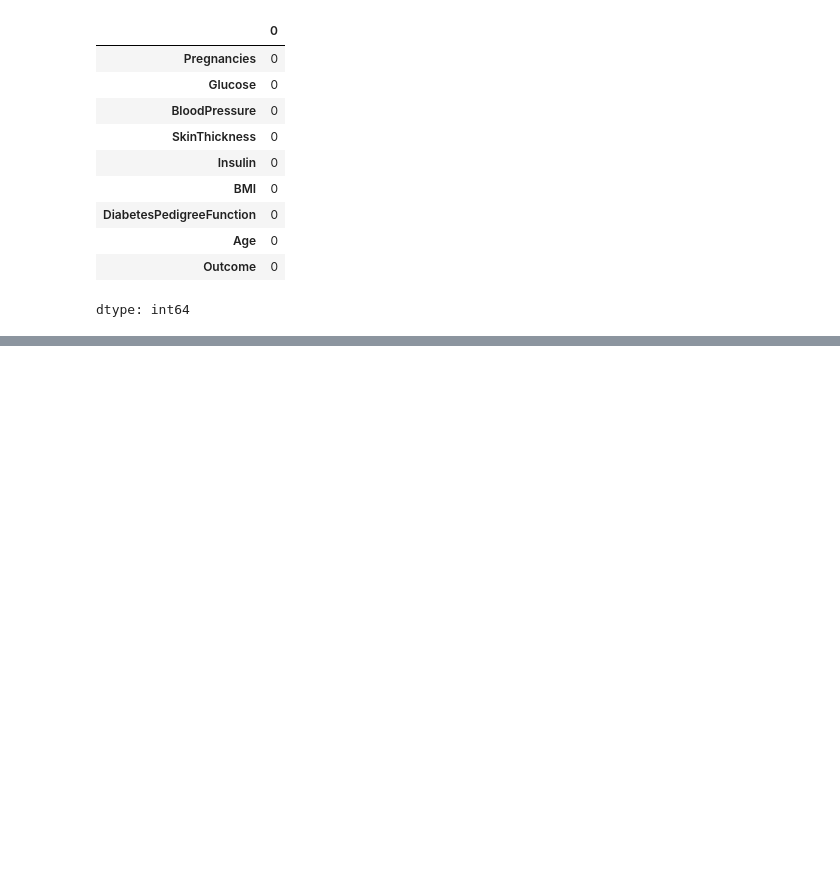
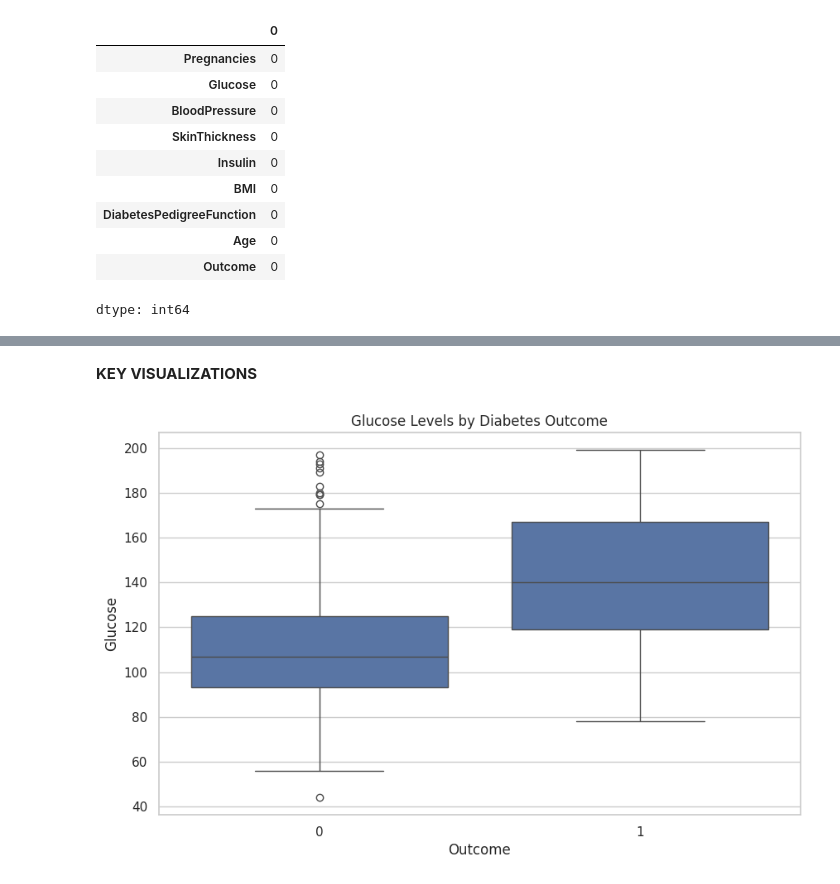
Before and after one commit to johnsparz/ai-bootcamp-portfolio, a Jupyter notebook: wk1_project.ipynb, the cells around one changed output, grey strips where cells are left out. Cells and saved outputs as stored; diff of their text form; code cells hidden in the pictures; blank space fills up the shorter version.

```diff
--- a/wk1_project.ipynb
+++ b/wk1_project.ipynb
@@ -61,0 +107,9 @@ dtype: int64
+# %% [markdown]
+**KEY VISUALIZATIONS**
+# %%
+# Glucose vs Outcome
+sns.boxplot(x='Outcome', y='Glucose', data=df)
+plt.title("Glucose Levels by Diabetes Outcome")
+plt.show()
+# %% [output]
+[figure, added]
```
Also changed, not shown: parts of 9 cells of this notebook.
